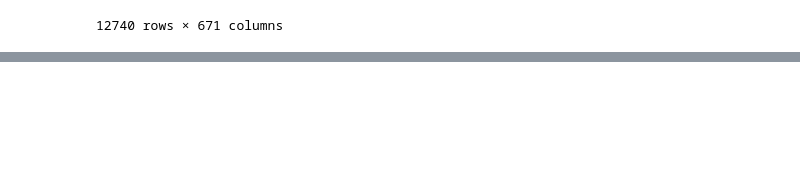
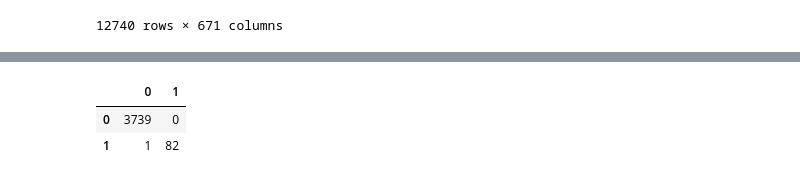
Before and after one commit to robd123/AML, a Jupyter notebook: Project2/Project2.ipynb, the cells around one changed output, grey strips where cells are left out. Drawn from its saved outputs; the diff is of its cells as text; code cells hidden in the pictures; blank space fills up the shorter version.

```diff
--- a/Project2/Project2.ipynb
+++ b/Project2/Project2.ipynb
@@ -175,0 +264,15 @@ food_scaled.drop(columns = ['#cakeweek', '#wasteless', '22-minute meals', '3-ing
+# %%
+X_train, X_test, Y_train, Y_test = train_test_split(X, Y[['alcoholic']], test_size = 0.30, random_state = 0)
+
+classifier = LogisticRegression()
+classifier.fit(X_train, Y_train)
+
+alcoholic_pred = classifier.predict(X_test)
+
+labels = [0, 1]
+cm = confusion_matrix(Y_test, alcoholic_pred, labels=labels)
+pd.DataFrame(cm, index=labels, columns=labels)
+# %% [output]
+|  | 0 | 1 |
+| 0 | 3739 | 0 |
+| 1 | 1 | 82 |
```
Also changed, not shown: parts of 6 cells of this notebook.
